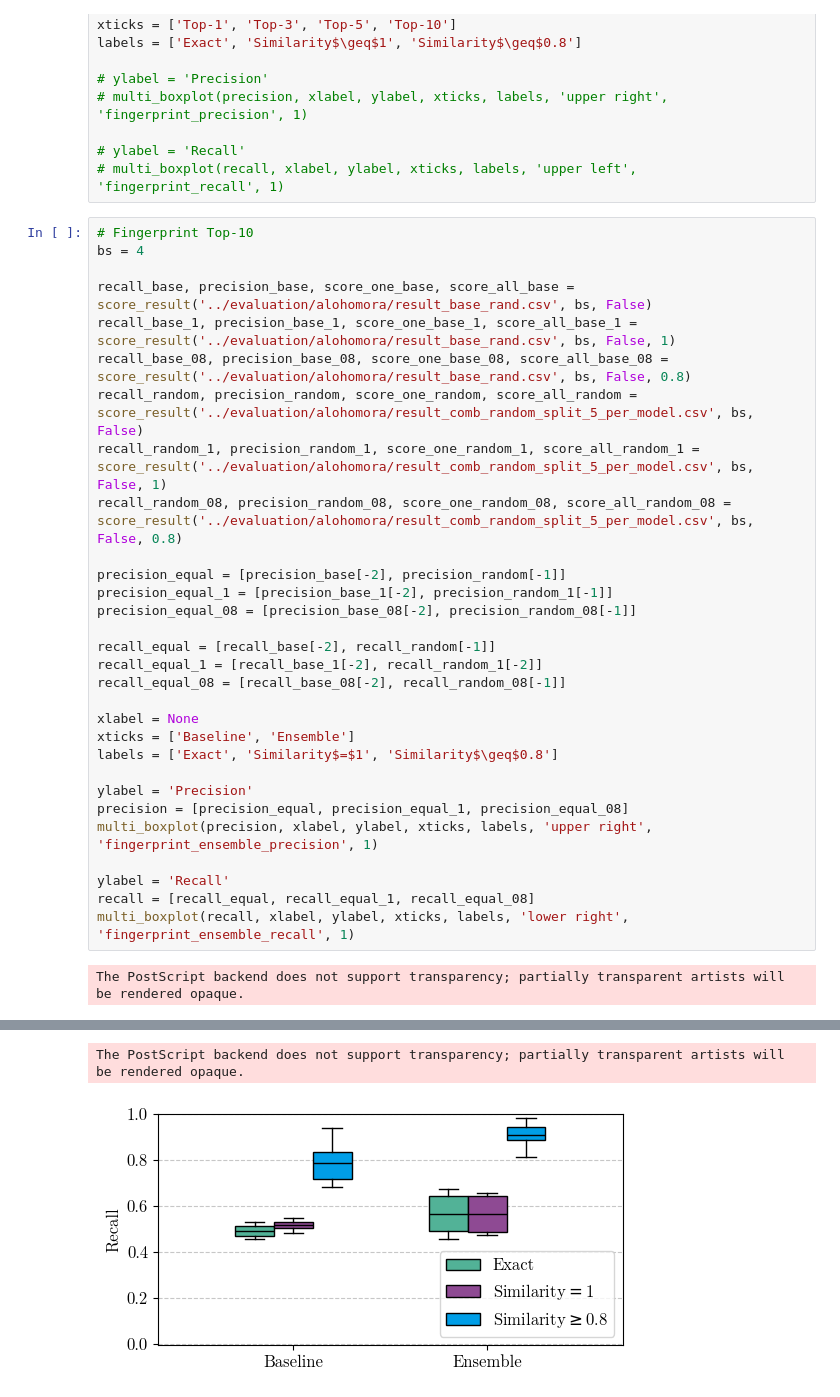
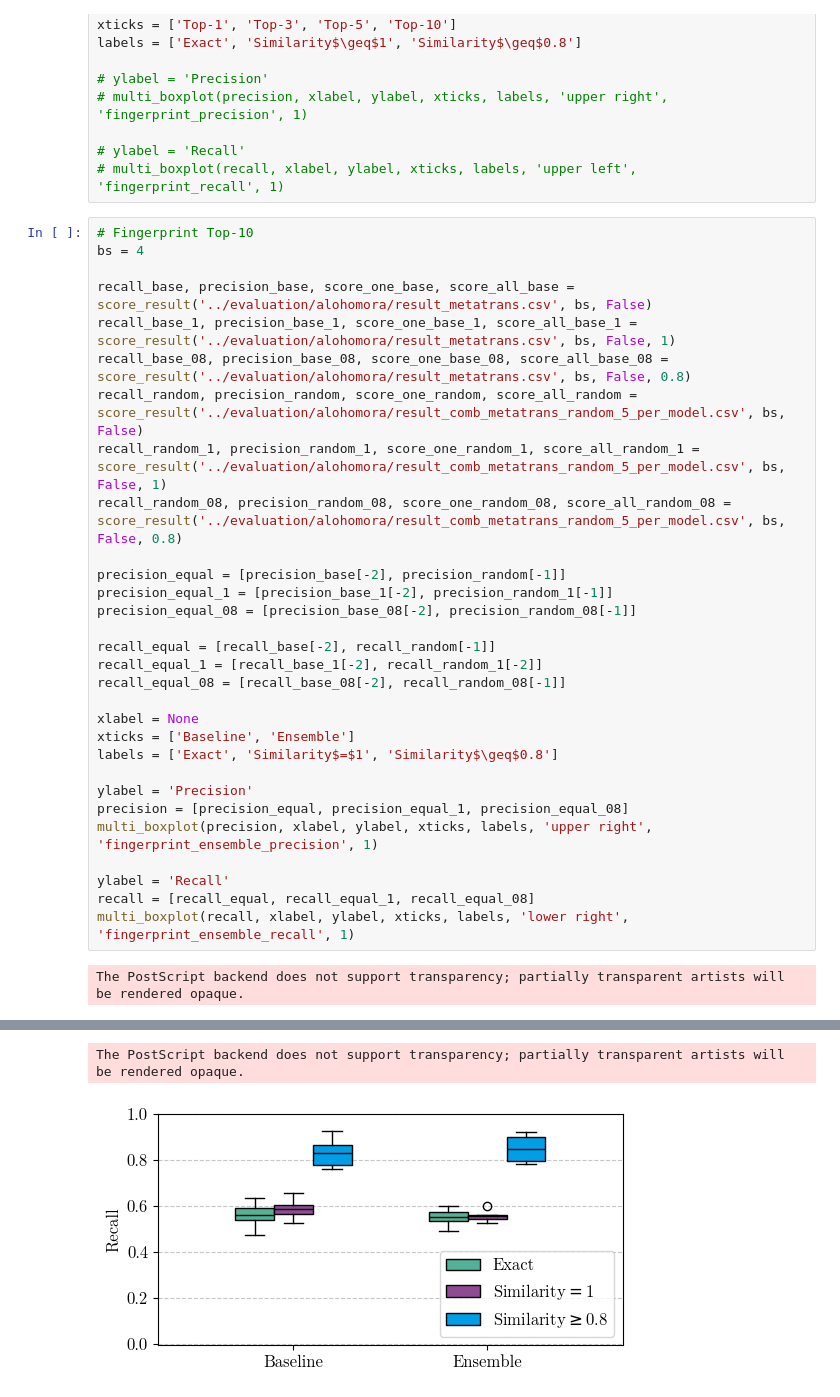
Before and after one commit to tsofiac/LAGOM, a Jupyter notebook: data_analysis/boxplot.ipynb, the cells around one changed output, grey strips where cells are left out. Drawn from its saved outputs; the diff is of its cells as text.

Commit message:
new result

```diff
--- a/data_analysis/boxplot.ipynb
+++ b/data_analysis/boxplot.ipynb
@@ -508,12 +510,12 @@ labels = ['Exact', 'Similarity$\geq$1', 'Similarity$\geq$0.8']
 # Fingerprint Top-10
 bs = 4
 
-recall_base, precision_base, score_one_base, score_all_base = score_result('../evaluation/alohomora/result_base_rand.csv', bs, False)
-recall_base_1, precision_base_1, score_one_base_1, score_all_base_1 = score_result('../evaluation/alohomora/result_base_rand.csv', bs, False, 1)
-recall_base_08, precision_base_08, score_one_base_08, score_all_base_08 = score_result('../evaluation/alohomora/result_base_rand.csv', bs, False, 0.8)
-recall_random, precision_random, score_one_random, score_all_random = score_result('../evaluation/alohomora/result_comb_random_split_5_per_model.csv', bs, False)
-recall_random_1, precision_random_1, score_one_random_1, score_all_random_1 = score_result('../evaluation/alohomora/result_comb_random_split_5_per_model.csv', bs, False, 1)
-recall_random_08, precision_random_08, score_one_random_08, score_all_random_08 = score_result('../evaluation/alohomora/result_comb_random_split_5_per_model.csv', bs, False, 0.8)
+recall_base, precision_base, score_one_base, score_all_base = score_result('../evaluation/alohomora/result_metatrans.csv', bs, False)
+recall_base_1, precision_base_1, score_one_base_1, score_all_base_1 = score_result('../evaluation/alohomora/result_metatrans.csv', bs, False, 1)
+recall_base_08, precision_base_08, score_one_base_08, score_all_base_08 = score_result('../evaluation/alohomora/result_metatrans.csv', bs, False, 0.8)
+recall_random, precision_random, score_one_random, score_all_random = score_result('../evaluation/alohomora/result_comb_metatrans_random_5_per_model.csv', bs, False)
+recall_random_1, precision_random_1, score_one_random_1, score_all_random_1 = score_result('../evaluation/alohomora/result_comb_metatrans_random_5_per_model.csv', bs, False, 1)
+recall_random_08, precision_random_08, score_one_random_08, score_all_random_08 = score_result('../evaluation/alohomora/result_comb_metatrans_random_5_per_model.csv', bs, False, 0.8)
 
 precision_equal = [precision_base[-2], precision_random[-1]]
 precision_equal_1 = [precision_base_1[-2], precision_random_1[-1]]
@@ -540,2 +542,2 @@ The PostScript backend does not support transparency; partially transparent arti
 The PostScript backend does not support transparency; partially transparent artists will be rendered opaque.
-[figure, old version]
+[figure, new version]
```
Also changed, not shown: parts of 4 cells of this notebook, 13 other files.
